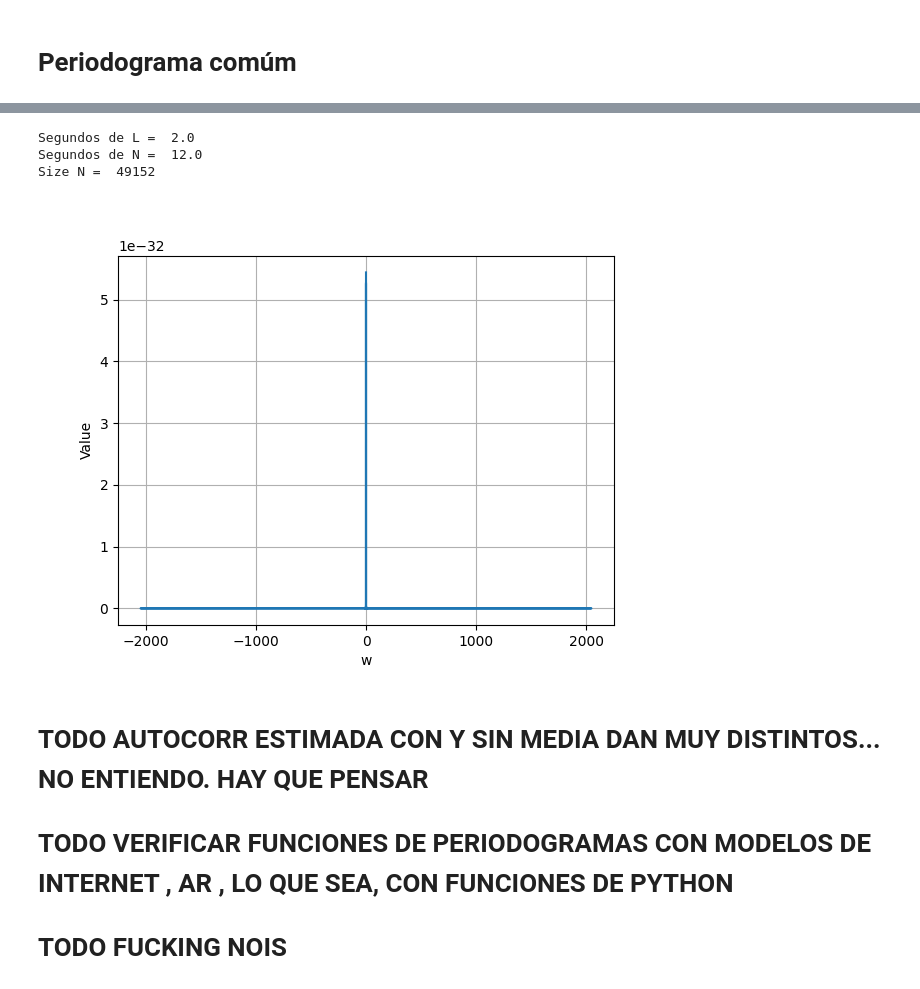
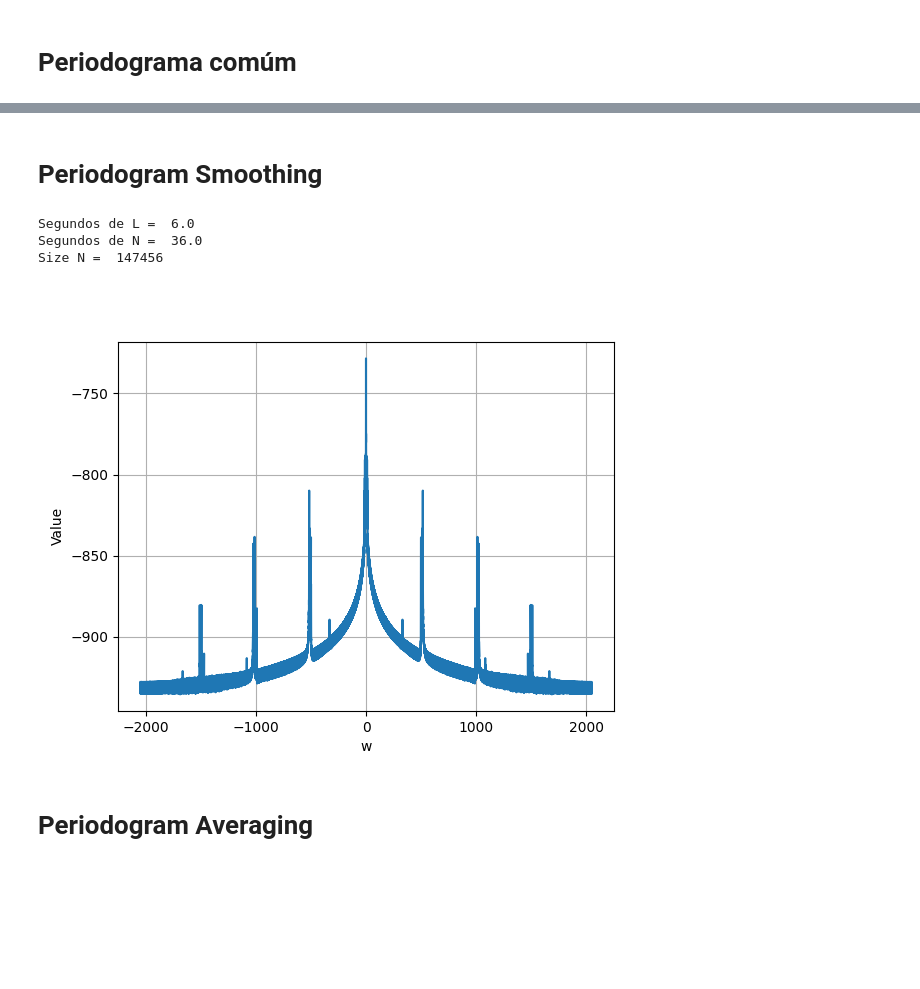
Before and after one commit to bautistasch/PASA, a Jupyter notebook: periodogram.ipynb, the cells around one changed output, grey strips where cells are left out. Drawn from its saved outputs; the diff is of its cells as text; code cells hidden in the pictures; blank space fills up the shorter version.

```diff
--- a/periodogram.ipynb
+++ b/periodogram.ipynb
@@ -70,9 +70,9 @@ plt.show() """
 # %%
 from scipy import fft
 
-def periodogram(x):
-    w = fft.fftfreq(len(x)*10, d=1.0) * 2 * np.pi
-    periodogram = np.abs(fft.fft(x, n = len(x)*10))**(2) / len(x)
+def periodogram(x, N_FFT):
+    w = fft.fftshift(fft.fftfreq(N_FFT, d=1.0)) * 2 * np.pi
+    periodogram = np.abs(fft.fftshift(fft.fft(x, n = N_FFT)))**(2) / len(x)
     return periodogram, w
 # %%
 def biased_autocorr(x):
@@ -89,7 +89,7 @@ mean = 0
 std = 5
 noise = np.random.normal(mean, std, 1000) # Ruido blanco gaussiano
 
-p, w = periodogram(noise)
+p, w = periodogram(noise, 1000)
 
 plt.plot(w, p, linestyle='-', color='b')
 plt.title('biased vs unbiased')
@@ -145,8 +145,8 @@ def periodogram_smoothing(x, L, N_FFT):
     window = signal.get_window(window="bartlett", Nx=2*L-1, fftbins= False)
     rxx_windowed = rxx*window
 
-    Rxx = np.abs(fft.fft(rxx_windowed, n = N_FFT)) # (*) ver MARKDOWN ABAJO
-    w = fft.fftfreq(N_FFT, d=1.0) * 2 * np.pi
+    Rxx = np.abs(fft.fftshift(fft.fft(rxx_windowed, n = N_FFT))) # (*) ver MARKDOWN ABAJO
+    w = fft.fftshift(fft.fftfreq(N_FFT, d=1.0)) * 2 * np.pi
     return Rxx, w
 # %% [markdown]
 (*) No deberia ser necesario aplicar abs, dado que siempre es positiva la ventana triangular o la de parzen, pero dado que contiene componentes imaginarias el abs debera ser aplicado. La DTFT sobre la triangular no aparece complejos, pero la DFT se puede pensar como un muestreo de la DTFT, pero SHIFTEADO en tiempo, (ver definicion de DFT), este shifteo en tiempo en frecuencia le agrega un fasor complejo, que no afecta el modulo, pero te mete complejos.
@@ -346,32 +320,32 @@ plt.show()
+# %% [markdown]
+# Periodogram Smoothing
 # %%
 noise1 = dset[:int(14*fs)]
 
-L_seg = 2
+L_seg = 6
 L = int(L_seg*fs)
 print('Segundos de L = ', L/fs)
 N = L*6
 print('Segundos de N = ', N/fs)
 print('Size N = ', N)
 
 noisea = noise1[0:N]
-Rxx, w = periodogram(noisea)
+Rxx, w = periodogram_smoothing(noisea, L, N)
 plt.cla()
 w = w * fs / (2*np.pi)
-plt.plot(w, Rxx)
+plt.plot(w, 10*np.log(Rxx))
 #pi_ticks = np.arange(-np.pi, np.pi + 0.1, np.pi/4)*fs/(2*np.pi)
 #pi_labels = [r'$-\pi$', r'$-\frac{3\pi}{4}$', r'$-\frac{3\pi}{2}$',r'$-\frac{\pi}{4}$', '0', r'$\frac{\pi}{4}$', r'$\frac{\pi}{2}$',r'$\frac{3\pi}{4}$', r'$\pi$']
 #plt.xticks(pi_ticks, pi_labels)
 plt.xlabel('w')
 plt.ylabel('Value')
 #plt.xlim(0, np.pi)
 plt.grid(True)
 plt.show()
 # %% [output]
-Segundos de L =  2.0
-Segundos de N =  12.0
-Size N =  49152
+Segundos de L =  6.0
+Segundos de N =  36.0
+Size N =  147456
-[figure, old version]
+[figure, new version]
-# %% [markdown]
-# **TODO** AUTOCORR ESTIMADA CON Y SIN MEDIA DAN MUY DISTINTOS... NO ENTIENDO. HAY QUE PENSAR
-# **TODO** VERIFICAR FUNCIONES DE PERIODOGRAMAS CON MODELOS DE INTERNET , AR , LO QUE SEA, CON FUNCIONES DE PYTHON
-# **TODO** FUCKING NOIS
+# %% [markdown]
+# Periodogram Averaging
```
Also changed, not shown: parts of 12 cells of this notebook.
